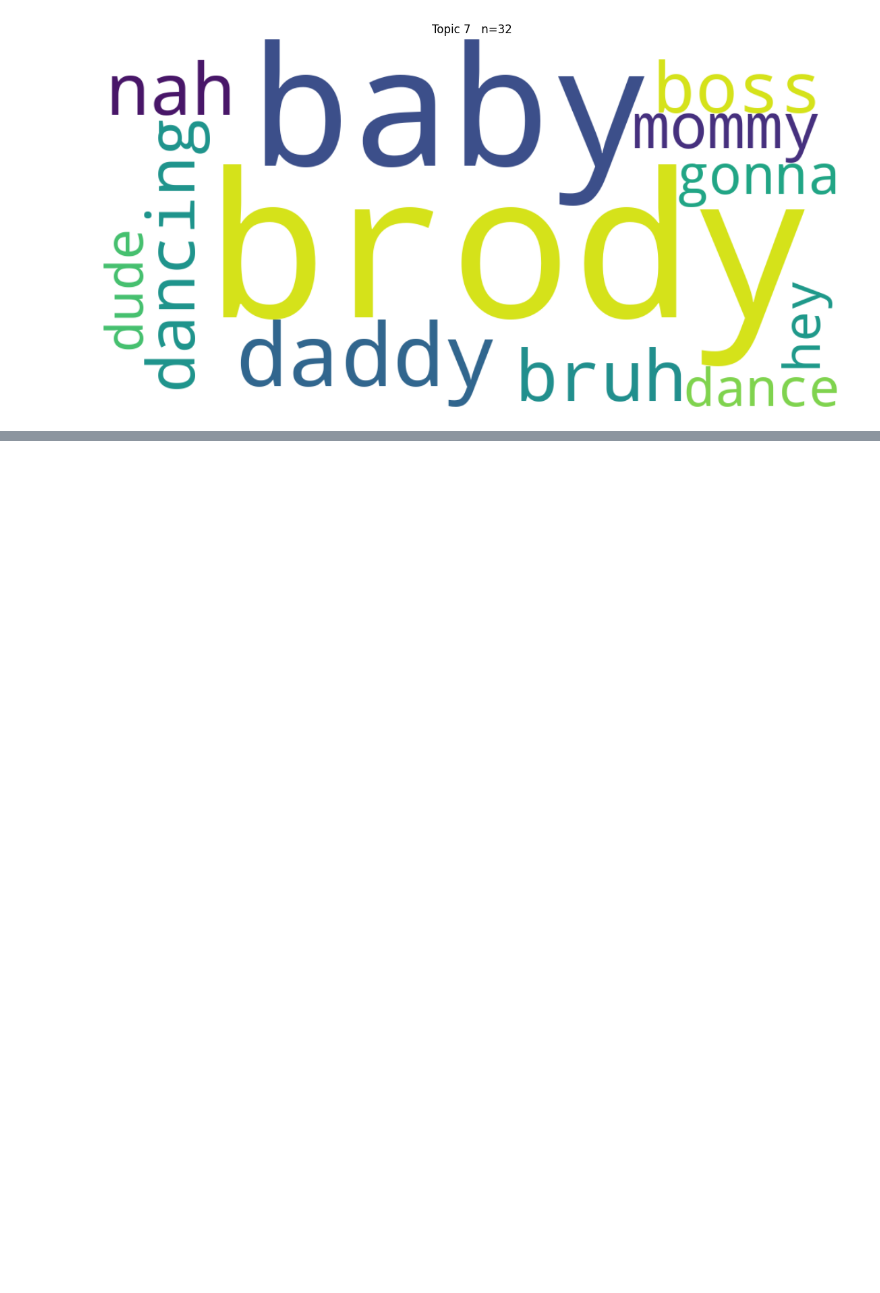
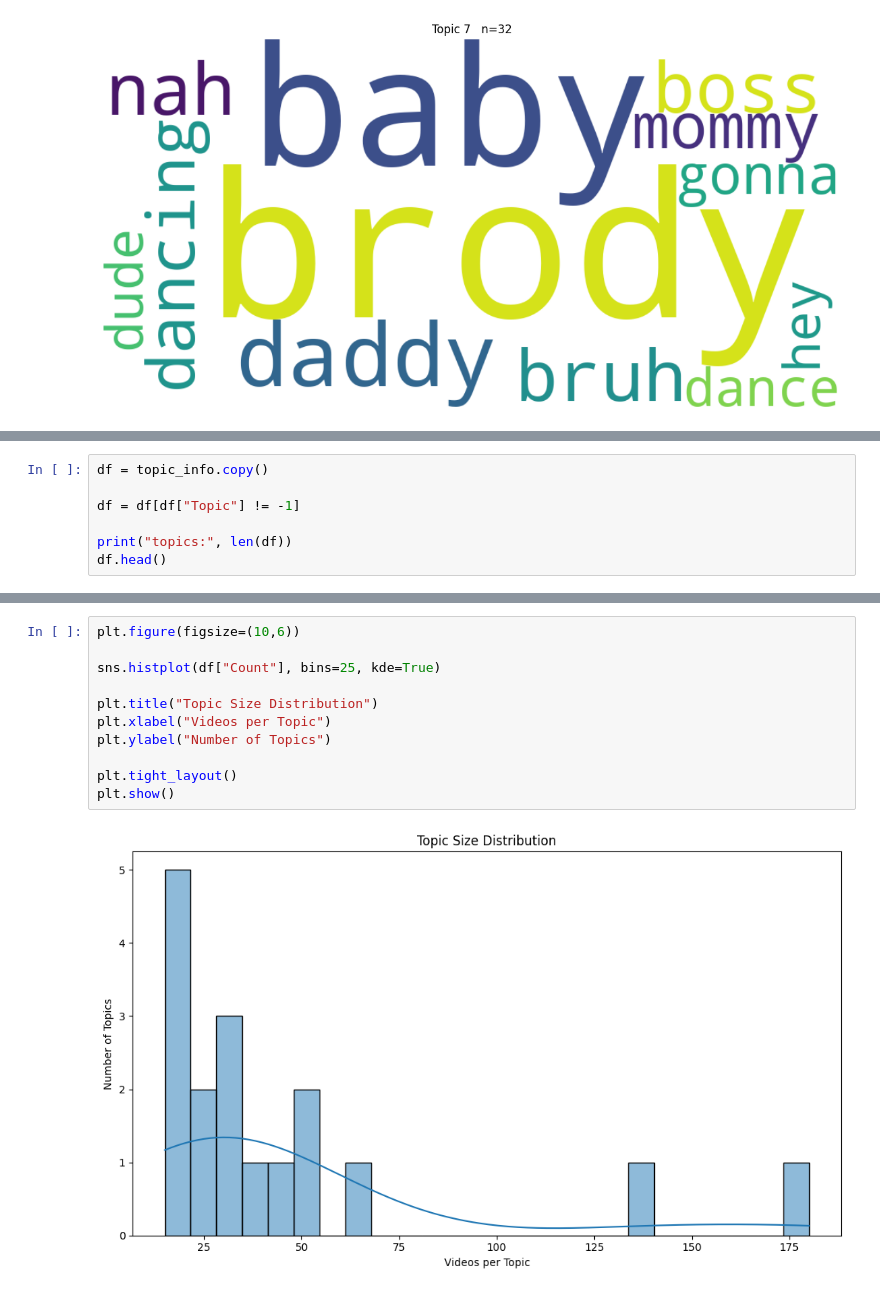
Before and after one commit to syd-kiwi/humor-harm-api, a Jupyter notebook: scripts/topic_analysis/bert_analysis.ipynb, the cells around one changed output, grey strips where cells are left out. Drawn from its saved outputs; the diff is of its cells as text; blank space fills up the shorter version.

Commit message:
Topics

```diff
--- a/scripts/topic_analysis/bert_analysis.ipynb
+++ b/scripts/topic_analysis/bert_analysis.ipynb
@@ -134,0 +116,7 @@ topic_counts.head(15)
+# %%
+df = topic_info.copy()
+
+df = df[df["Topic"] != -1]
+
+print("topics:", len(df))
+df.head()
@@ -134,0 +131,13 @@ topic_counts.head(15)
+# %%
+plt.figure(figsize=(10,6))
+
+sns.histplot(df["Count"], bins=25, kde=True)
+
+plt.title("Topic Size Distribution")
+plt.xlabel("Videos per Topic")
+plt.ylabel("Number of Topics")
+
+plt.tight_layout()
+plt.show()
+# %% [output]
+[figure, added]
```
Also changed, not shown: parts of 8 cells of this notebook.
